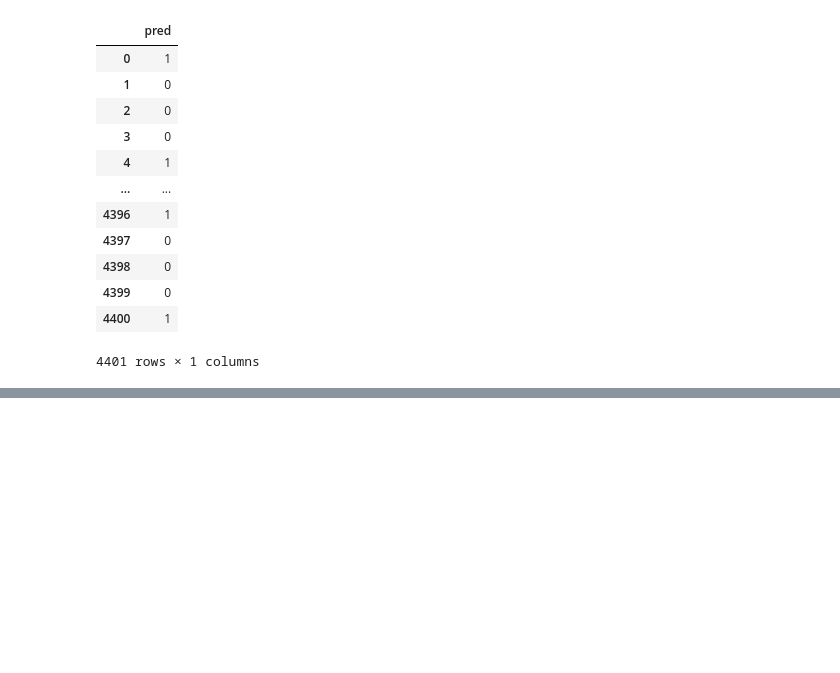
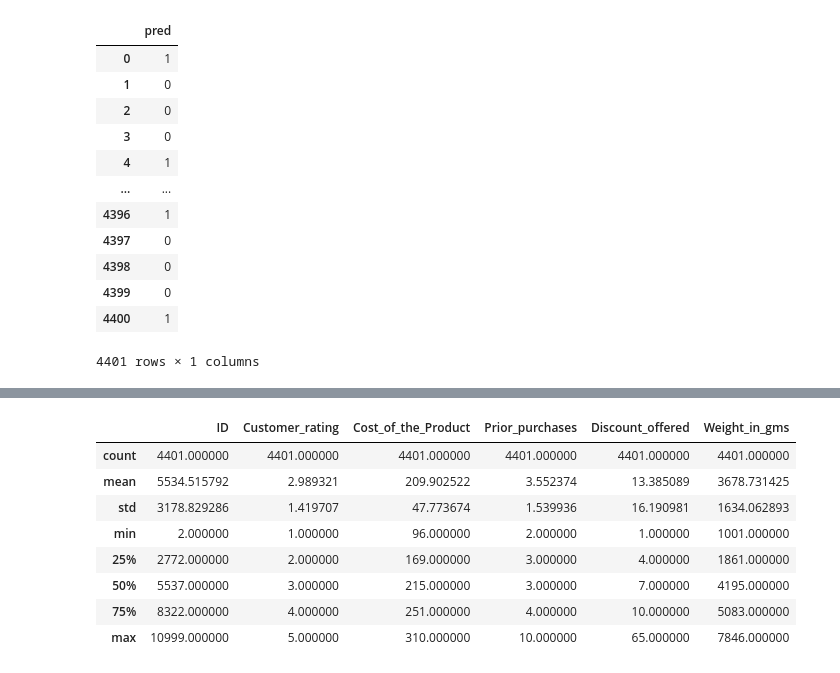
Before and after one commit to YEEUNco/bigdata_analysis, a Jupyter notebook: 기출2회차_2유형.ipynb, the cells around one changed output, grey strips where cells are left out. Cells and saved outputs as stored; diff of their text form; code cells hidden in the pictures; blank space fills up the shorter version.

```diff
--- a/기출2회차_2유형.ipynb
+++ b/기출2회차_2유형.ipynb
@@ -500,0 +596,12 @@ train_pred =
+# %%
+test.describe()
+# %% [output]
+|  | ID | Customer_rating | Cost_of_the_Product | Prior_purchases | Discount_offered | Weight_in_gms |
+| count | 4401.000000 | 4401.000000 | 4401.000000 | 4401.000000 | 4401.000000 | 4401.000000 |
+| mean | 5534.515792 | 2.989321 | 209.902522 | 3.552374 | 13.385089 | 3678.731425 |
+| std | 3178.829286 | 1.419707 | 47.773674 | 1.539936 | 16.190981 | 1634.062893 |
+| min | 2.000000 | 1.000000 | 96.000000 | 2.000000 | 1.000000 | 1001.000000 |
+| 25% | 2772.000000 | 2.000000 | 169.000000 | 3.000000 | 4.000000 | 1861.000000 |
+| 50% | 5537.000000 | 3.000000 | 215.000000 | 3.000000 | 7.000000 | 4195.000000 |
+| 75% | 8322.000000 | 4.000000 | 251.000000 | 4.000000 | 10.000000 | 5083.000000 |
+| max | 10999.000000 | 5.000000 | 310.000000 | 10.000000 | 65.000000 | 7846.000000 |
```
Also changed, not shown: parts of 16 cells of this notebook.
